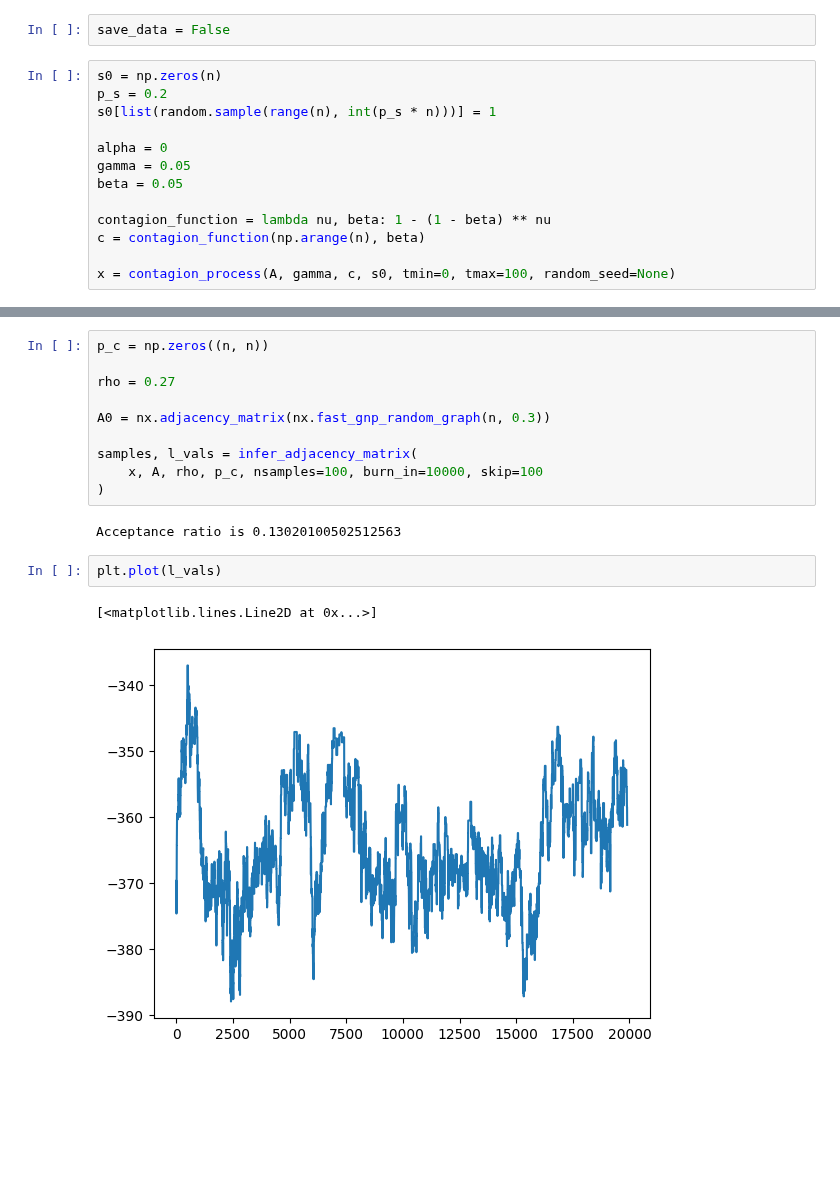
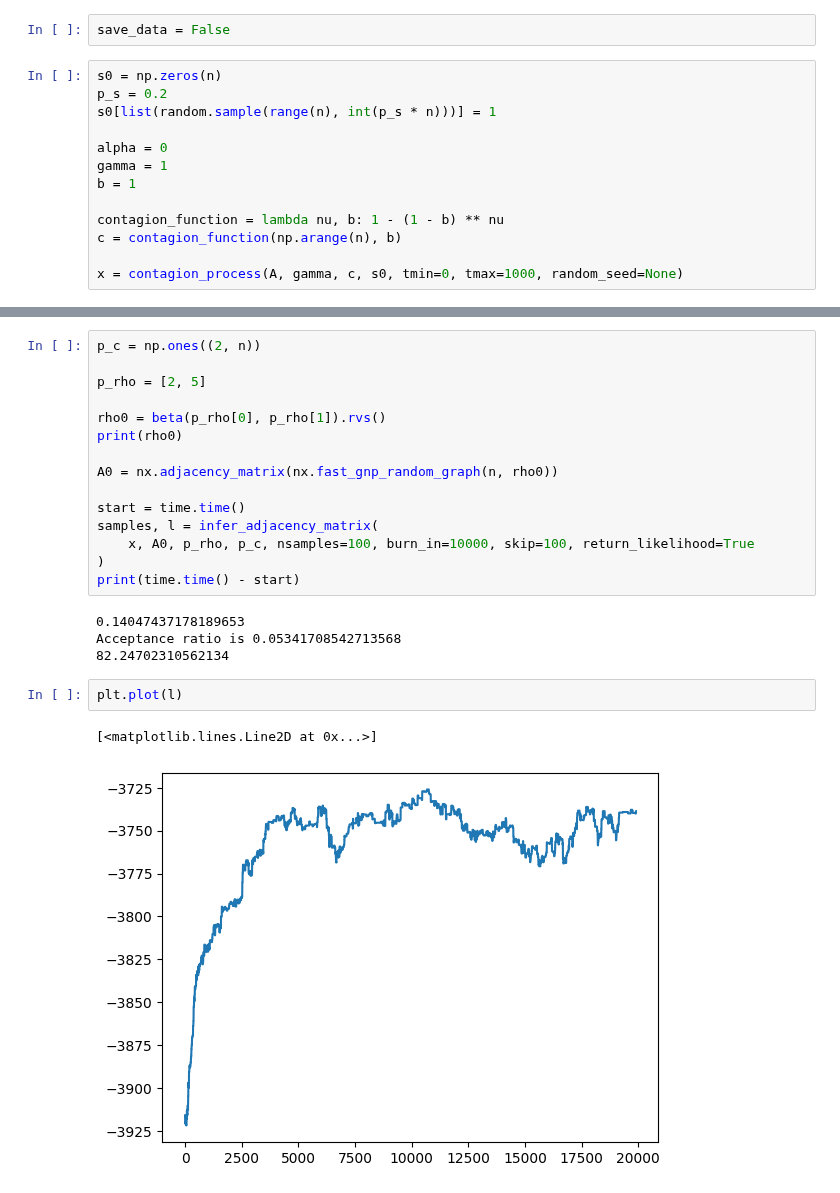
Before and after one commit to nwlandry/complex-network-reconstruction, a Jupyter notebook: run_dynamical_inference.ipynb, the cells around one changed output, grey strips where cells are left out. Cells and saved outputs as stored; diff of their text form; blank space fills up the shorter version.

```diff
--- a/run_dynamical_inference.ipynb
+++ b/run_dynamical_inference.ipynb
@@ -28,10 +25,10 @@ p_s = 0.2
 s0[list(random.sample(range(n), int(p_s * n)))] = 1
 
 alpha = 0
-gamma = 0.05
-beta = 0.05
+gamma = 1
+b = 1
 
-contagion_function = lambda nu, beta: 1 - (1 - beta) ** nu
-c = contagion_function(np.arange(n), beta)
+contagion_function = lambda nu, b: 1 - (1 - b) ** nu
+c = contagion_function(np.arange(n), b)
 
-x = contagion_process(A, gamma, c, s0, tmin=0, tmax=100, random_seed=None)
+x = contagion_process(A, gamma, c, s0, tmin=0, tmax=1000, random_seed=None)
@@ -53,17 +40,24 @@ plt.spy(x.T)
 # %%
-p_c = np.zeros((n, n))
+p_c = np.ones((2, n))
 
-rho = 0.27
+p_rho = [2, 5]
 
-A0 = nx.adjacency_matrix(nx.fast_gnp_random_graph(n, 0.3))
+rho0 = beta(p_rho[0], p_rho[1]).rvs()
+print(rho0)
 
-samples, l_vals = infer_adjacency_matrix(
-    x, A, rho, p_c, nsamples=100, burn_in=10000, skip=100
+A0 = nx.adjacency_matrix(nx.fast_gnp_random_graph(n, rho0))
+
+start = time.time()
+samples, l = infer_adjacency_matrix(
+    x, A0, p_rho, p_c, nsamples=100, burn_in=10000, skip=100, return_likelihood=True
 )
+print(time.time() - start)
 # %% [output]
-Acceptance ratio is 0.13020100502512563
+0.14047437178189653
+Acceptance ratio is 0.05341708542713568
+82.24702310562134
 # %%
-plt.plot(l_vals)
+plt.plot(l)
 # %% [output]
 [<matplotlib.lines.Line2D at 0x...>]
-[figure, old version]
+[figure, new version]
```
Also changed, not shown: parts of 10 cells of this notebook, 7 other files.
